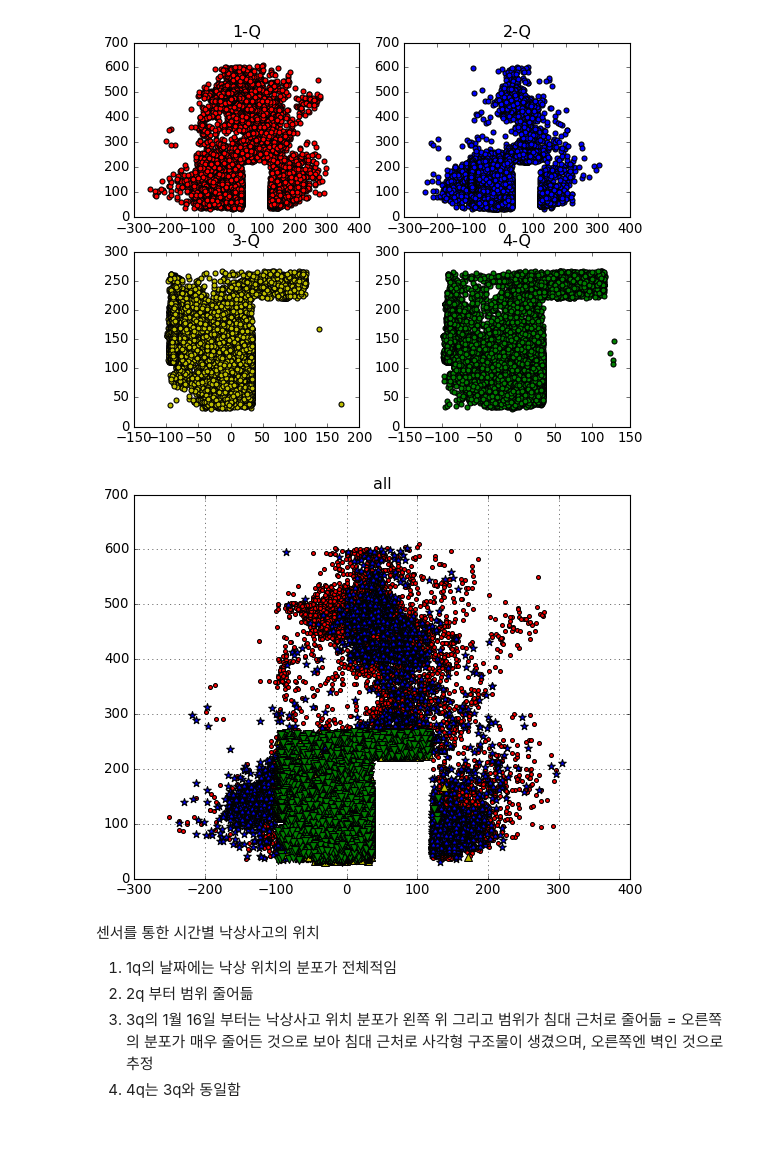
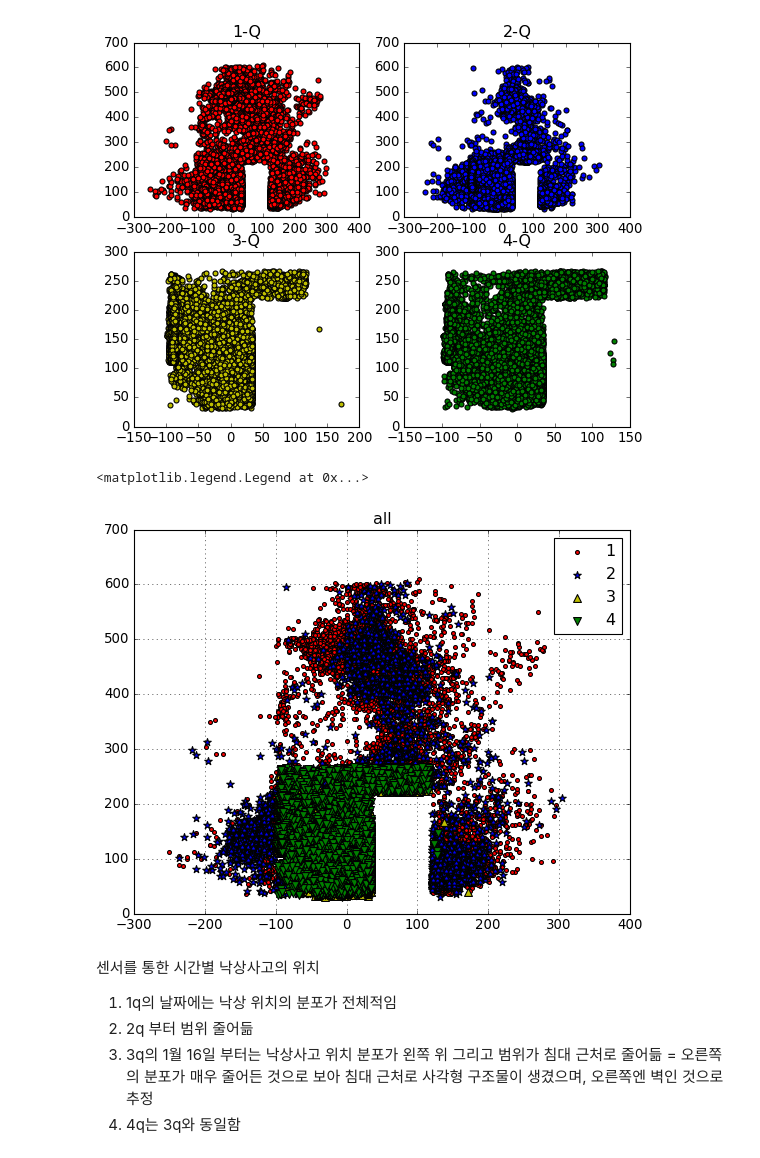
Before and after one commit to jihyeon602/practices_visualization, a Jupyter notebook: visualization_test1.ipynb, the cells around one changed output. Drawn from its saved outputs; the diff is of its cells as text; code cells hidden in the pictures.

```diff
--- a/visualization_test1.ipynb
+++ b/visualization_test1.ipynb
@@ -183,15 +183,17 @@ Text(0.5, 1.0, '4-Q')
 # %%
 plt.style.use('classic')
 plt.figure(facecolor='w')
 
-plt.scatter(x1, y1, c="r", s=50, marker=".")
-plt.scatter(x2, y2, c="b", s=50, marker="*")
-plt.scatter(x3, y3, c="y", s=50, marker="^")
-plt.scatter(x4, y4, c="g", s=50, marker="v")
+plt.scatter(x1, y1, c="r", s=50, marker=".", label = "1")
+plt.scatter(x2, y2, c="b", s=50, marker="*", label = "2")
+plt.scatter(x3, y3, c="y", s=50, marker="^", label = "3")
+plt.scatter(x4, y4, c="g", s=50, marker="v", label = "4")
 plt.title('all')
 plt.grid()
+plt.legend(scatterpoints=1)
 # %% [output]
+<matplotlib.legend.Legend at 0x...>
-[figure, old version]
+[figure, new version]
 # %%
 help(plt.scatter)
 # %% [markdown]
```
